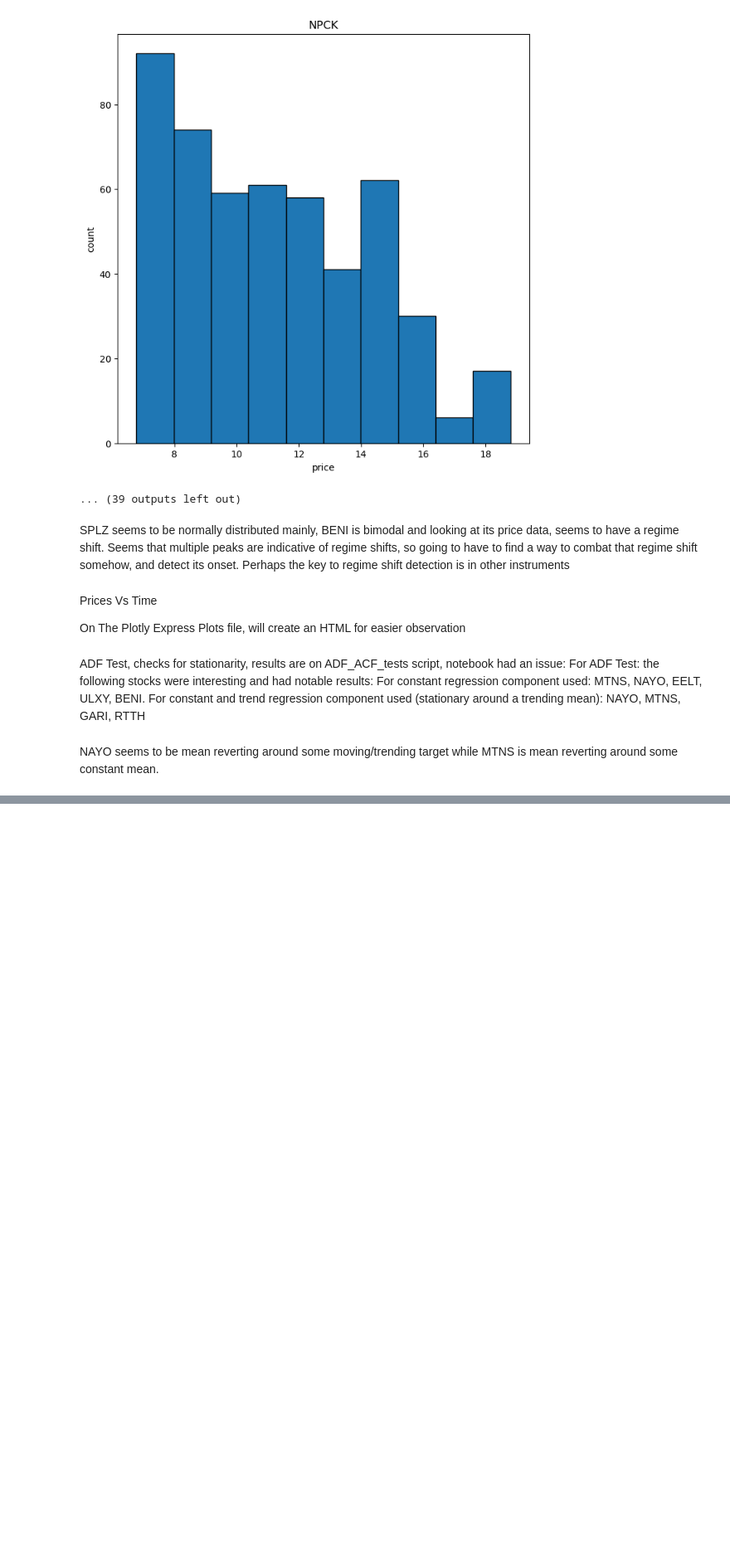
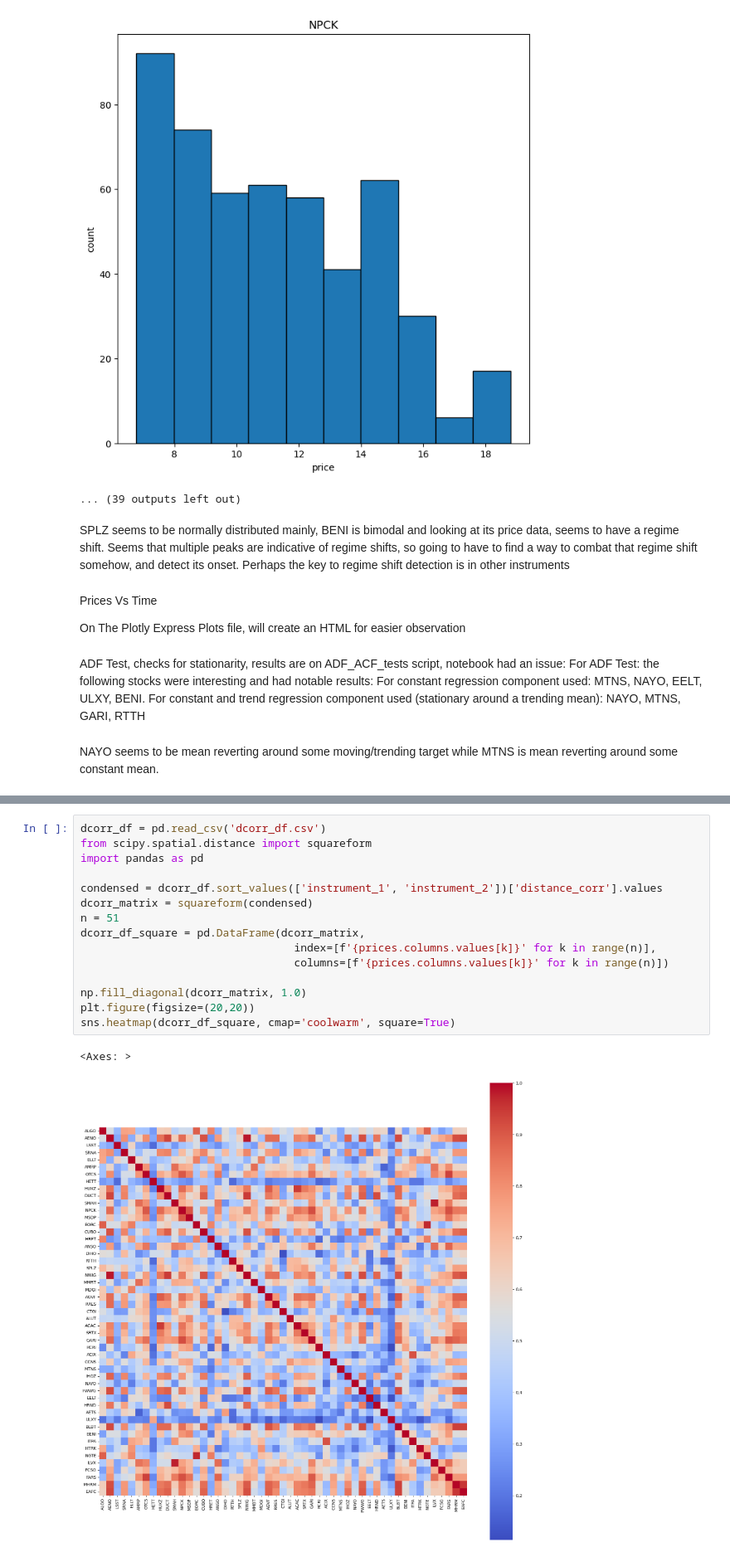
Before and after one commit to kneilkumar/SNK-Algothon, a Jupyter notebook: SIG ALGOTHON 2026/EDAS/Algothon EDA notebook.ipynb, the cells around one changed output, grey strips where cells are left out. Shown at 83% size. Drawn from its saved outputs; the diff is of its cells as text; blank space fills up the shorter version.

```diff
--- a/SIG ALGOTHON 2026/EDAS/Algothon EDA notebook.ipynb
+++ b/SIG ALGOTHON 2026/EDAS/Algothon EDA notebook.ipynb
@@ -150,0 +155,18 @@ sns.heatmap(data=prices, annot=True, cmap='coolwarm', vmin=-1, vmax=1)
+# %%
+dcorr_df = pd.read_csv('dcorr_df.csv')
+from scipy.spatial.distance import squareform
+import pandas as pd
+
+condensed = dcorr_df.sort_values(['instrument_1', 'instrument_2'])['distance_corr'].values
+dcorr_matrix = squareform(condensed)
+n = 51
+dcorr_df_square = pd.DataFrame(dcorr_matrix,
+                                 index=[f'{prices.columns.values[k]}' for k in range(n)],
+                                 columns=[f'{prices.columns.values[k]}' for k in range(n)])
+
+np.fill_diagonal(dcorr_matrix, 1.0)
+plt.figure(figsize=(20,20))
+sns.heatmap(dcorr_df_square, cmap='coolwarm', square=True)
+# %% [output]
+<Axes: >
+[figure, added]
```
Also changed, not shown: parts of 3 cells of this notebook, 1 other file.
